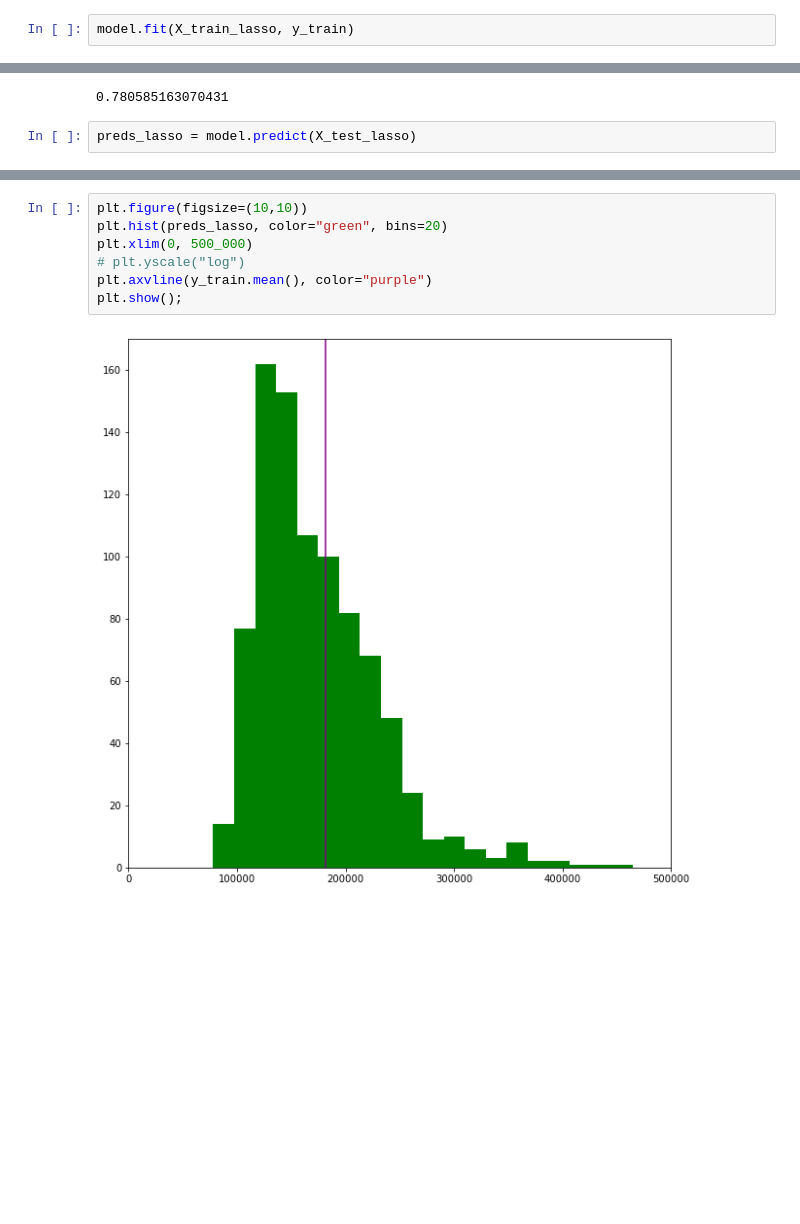
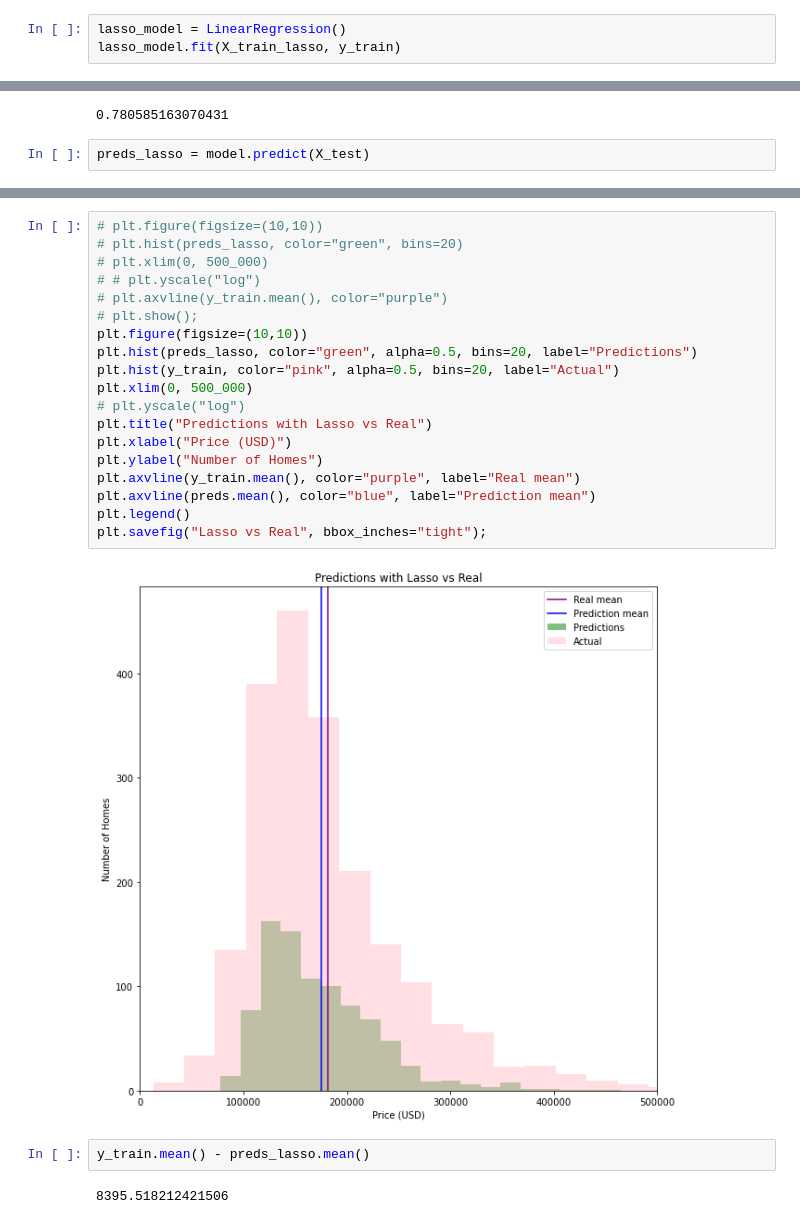
Before and after one commit to robbherndon/Ames-Housing, a Jupyter notebook: Code/Polynomial and Dummy MLR.ipynb, the cells around one changed output, grey strips where cells are left out. Saved outputs shown, nothing was run; the diff lists cells and outputs as text; blank space fills up the shorter version.

```diff
--- a/Code/Polynomial and Dummy MLR.ipynb
+++ b/Code/Polynomial and Dummy MLR.ipynb
@@ -260,5 +293,6 @@ X_test_lasso = test[lasso_features]
 # %%
-model.fit(X_train_lasso, y_train)
+lasso_model = LinearRegression()
+lasso_model.fit(X_train_lasso, y_train)
 # %% [output]
 LinearRegression()
 # %%
@@ -270,4 +304,4 @@ cross_val_score(model, X_train_lasso, y_train).mean()
 # %% [output]
 0.780585163070431
 # %%
-preds_lasso = model.predict(X_test_lasso)
+preds_lasso = model.predict(X_test)
@@ -292,11 +328,27 @@ test
 # %%
+# plt.figure(figsize=(10,10))
+# plt.hist(preds_lasso, color="green", bins=20)
+# plt.xlim(0, 500_000)
+# # plt.yscale("log")
+# plt.axvline(y_train.mean(), color="purple")
+# plt.show();
 plt.figure(figsize=(10,10))
-plt.hist(preds_lasso, color="green", bins=20)
+plt.hist(preds_lasso, color="green", alpha=0.5, bins=20, label="Predictions")
+plt.hist(y_train, color="pink", alpha=0.5, bins=20, label="Actual")
 plt.xlim(0, 500_000)
 # plt.yscale("log")
-plt.axvline(y_train.mean(), color="purple")
-plt.show();
+plt.title("Predictions with Lasso vs Real")
+plt.xlabel("Price (USD)")
+plt.ylabel("Number of Homes")
+plt.axvline(y_train.mean(), color="purple", label="Real mean")
+plt.axvline(preds.mean(), color="blue", label="Prediction mean")
+plt.legend()
+plt.savefig("Lasso vs Real", bbox_inches="tight");
 # %% [output]
-[figure, old version]
+[figure, new version]
+# %%
+y_train.mean() - preds_lasso.mean()
+# %% [output]
+8395.518212421506
 # %%
 #kaggle = test[["id", "saleprice"]]
```
Also changed, not shown: parts of 12 cells of this notebook, 13 other files.
